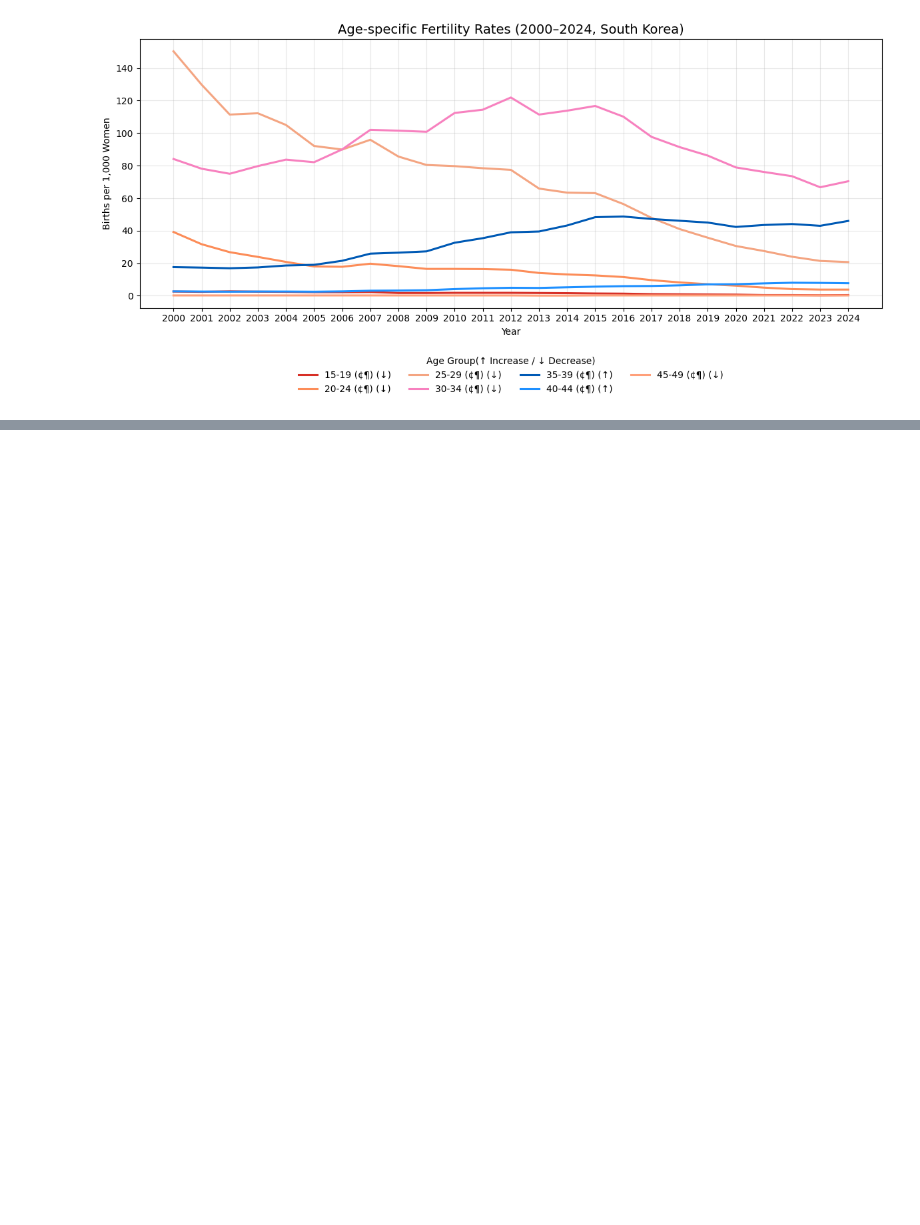
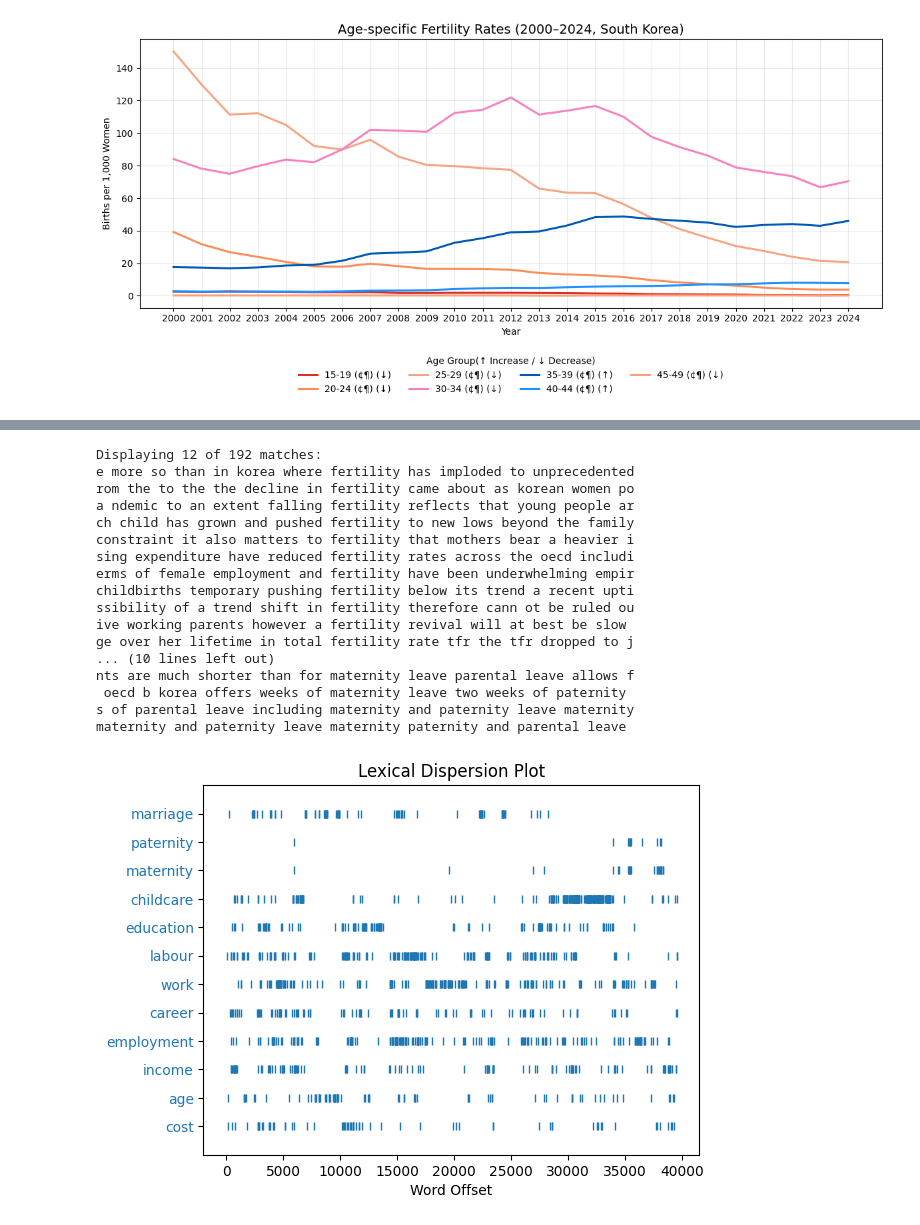
Before and after one commit to swsewon3-ship-it/python-for-public-policy_2025-Fall, a Jupyter notebook: Final_Project_"Understanding_Korea’s_Fertility_Decline_(2000–2024)_A_Quantitative_and_Textual_Exploration".ipynb, the cells around one changed output, grey strips where cells are left out. Drawn from its saved outputs; the diff is of its cells as text; code cells hidden in the pictures; blank space fills up the shorter version.

```diff
--- a/Final_Project_"Understanding_Korea’s_Fertility_Decline_(2000–2024)_A_Quantitative_and_Textual_Exploration".ipynb
+++ b/Final_Project_"Understanding_Korea’s_Fertility_Decline_(2000–2024)_A_Quantitative_and_Textual_Exploration".ipynb
@@ -250,0 +3317,7 @@ decreasing age group : 15-19, 20-24, 25-29, 30-34, 45-49
+# %%
+
+from nltk.tokenize import word_tokenize
+
+# Tokenize: split into tokens, lowercase them, keep alphabetic tokens only
+tokens = [w.lower() for w in word_tokenize(raw) if w.isalpha()]
+len(tokens), tokens[:20]
@@ -250,0 +3440,29 @@ decreasing age group : 15-19, 20-24, 25-29, 30-34, 45-49
+# %%
+from nltk.text import Text
+T = Text(tokens)
+
+# Try two policy keywords of interest (edit these):
+T.concordance("fertility", width=70, lines=12)
+T.concordance("maternity", width=70, lines=12)
+# NLTK's dispersion_plot uses matplotlib under the hood
+T.dispersion_plot(["marriage", "paternity", "maternity", "childcare", "education",
+                   "labour", "work", "career", "employment", "income", "age", "cost" ])
+# %% [output]
+Displaying 12 of 192 matches:
+e more so than in korea where fertility has imploded to unprecedented
+rom the to the the decline in fertility came about as korean women po
+a ndemic to an extent falling fertility reflects that young people ar
+ch child has grown and pushed fertility to new lows beyond the family
+constraint it also matters to fertility that mothers bear a heavier i
+sing expenditure have reduced fertility rates across the oecd includi
+erms of female employment and fertility have been underwhelming empir
+childbirths temporary pushing fertility below its trend a recent upti
+ssibility of a trend shift in fertility therefore cann ot be ruled ou
+ive working parents however a fertility revival will at best be slow
+ge over her lifetime in total fertility rate tfr the tfr dropped to j
+... (10 lines left out)
+nts are much shorter than for maternity leave parental leave allows f
+ oecd b korea offers weeks of maternity leave two weeks of paternity
+s of parental leave including maternity and paternity leave maternity
+maternity and paternity leave maternity paternity and parental leave
+[figure, added]
```
Also changed, not shown: parts of 28 cells of this notebook.
